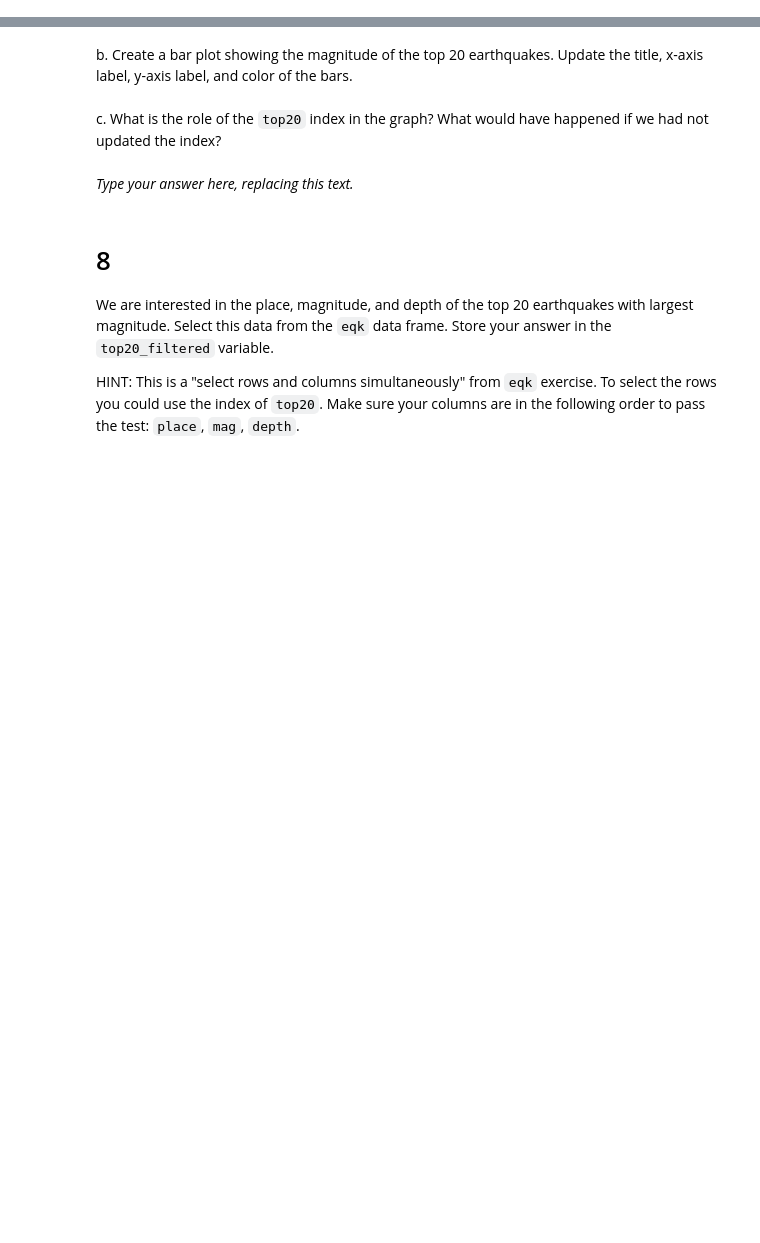
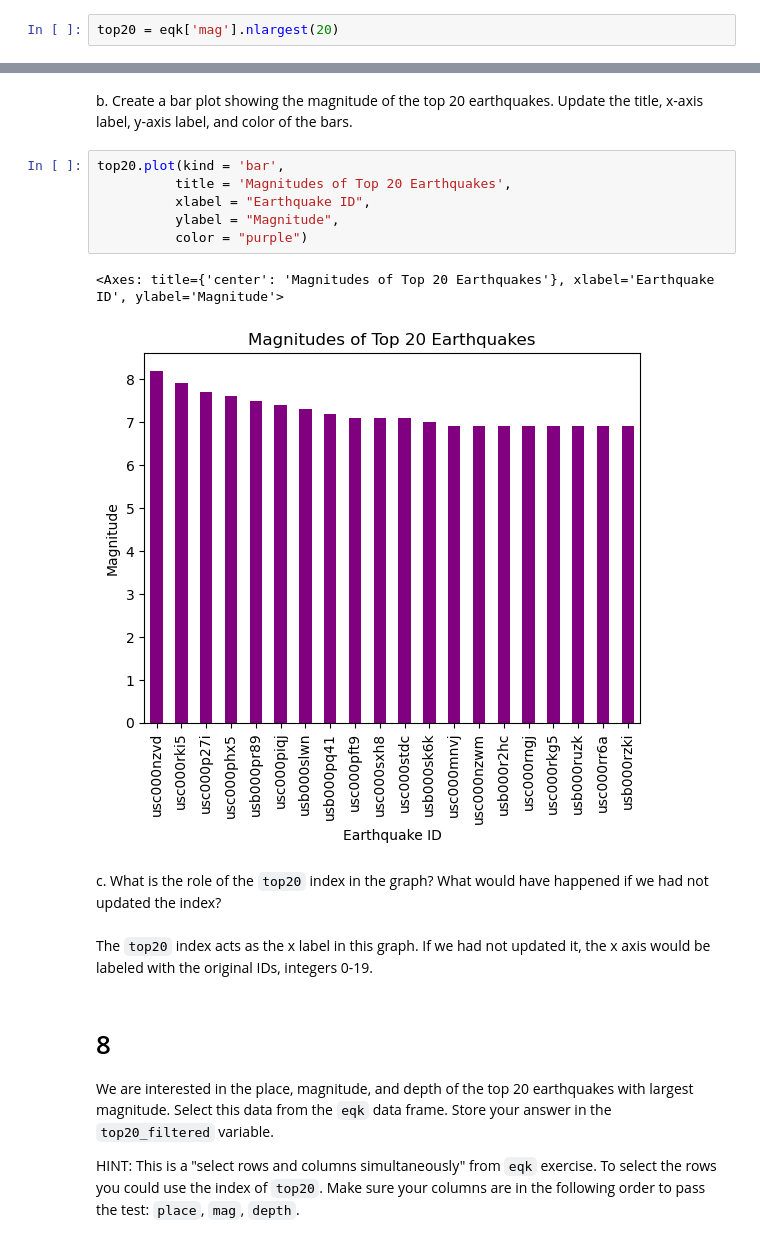
Before and after one commit to sofiasarak/eds220-hwk1, a Jupyter notebook: task3/hwk1-task3-earthquakes.ipynb, the cells around one changed output, grey strips where cells are left out. Saved outputs shown, nothing was run; the diff lists cells and outputs as text; blank space fills up the shorter version.

```diff
--- a/task3/hwk1-task3-earthquakes.ipynb
+++ b/task3/hwk1-task3-earthquakes.ipynb
@@ -191,3 +195,5 @@ top20 = ...
+# %%
+top20 = eqk['mag'].nlargest(20)
 # %%
 # View the dataframe
 top20
@@ -197,14 +223,23 @@ grader.check("q7_a")
 <!-- BEGIN QUESTION -->
 
 b. Create a bar plot showing the magnitude of the top 20 earthquakes. Update the title, x-axis label, y-axis label, and color of the bars.
+# %%
+top20.plot(kind = 'bar',
+          title = 'Magnitudes of Top 20 Earthquakes',
+          xlabel = "Earthquake ID",
+          ylabel = "Magnitude",
+          color = "purple")
+# %% [output]
+<Axes: title={'center': 'Magnitudes of Top 20 Earthquakes'}, xlabel='Earthquake ID', ylabel='Magnitude'>
+[figure, added]
 # %% [markdown]
 <!-- END QUESTION -->
 
 <!-- BEGIN QUESTION -->
 
 c. What is the role of the `top20` index in the graph? What would have happened if we had not updated the index?
-# %% [markdown]
-_Type your answer here, replacing this text._
+# %% [markdown]
+The `top20` index acts as the x label in this graph. If we had not updated it, the x axis would be labeled with the original IDs, integers 0-19.
 # %% [markdown]
 <!-- END QUESTION -->
 
```
Also changed, not shown: parts of 13 cells of this notebook, 1 other file.
